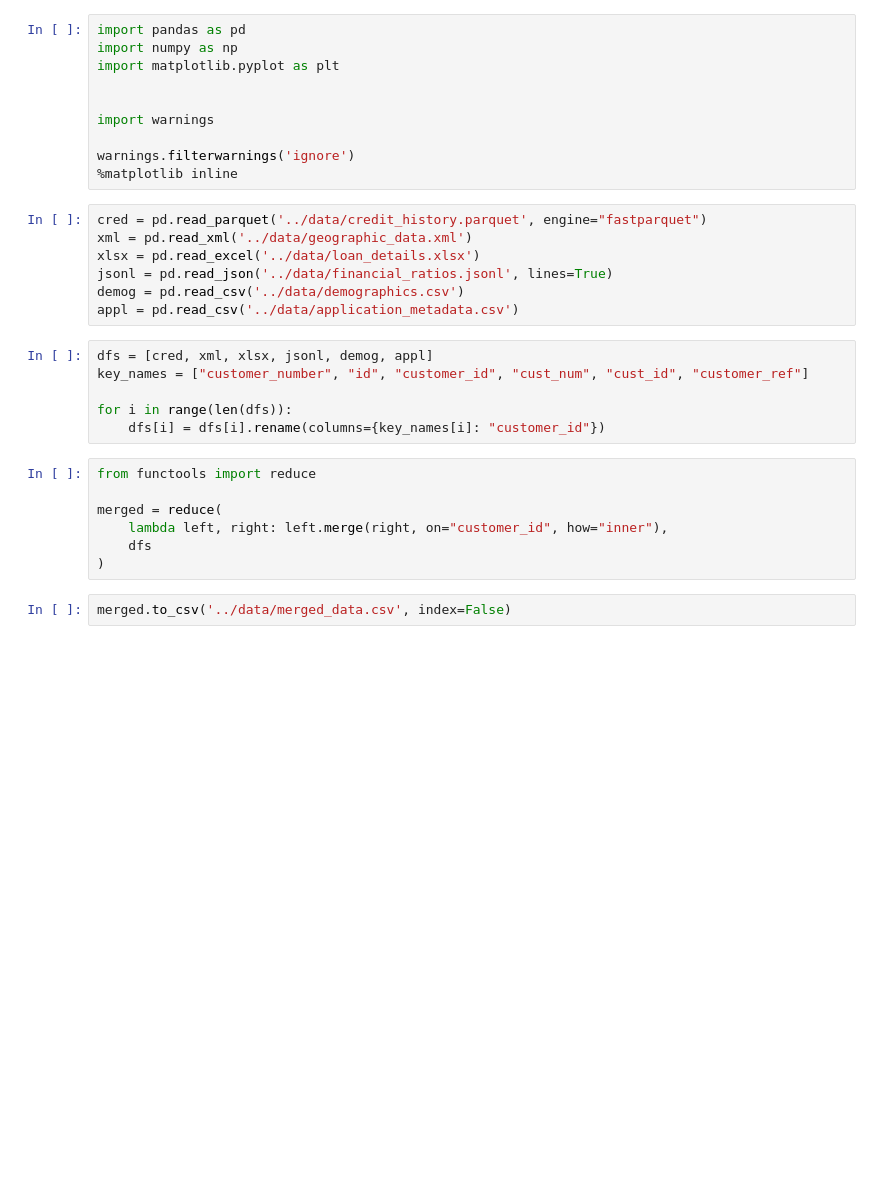
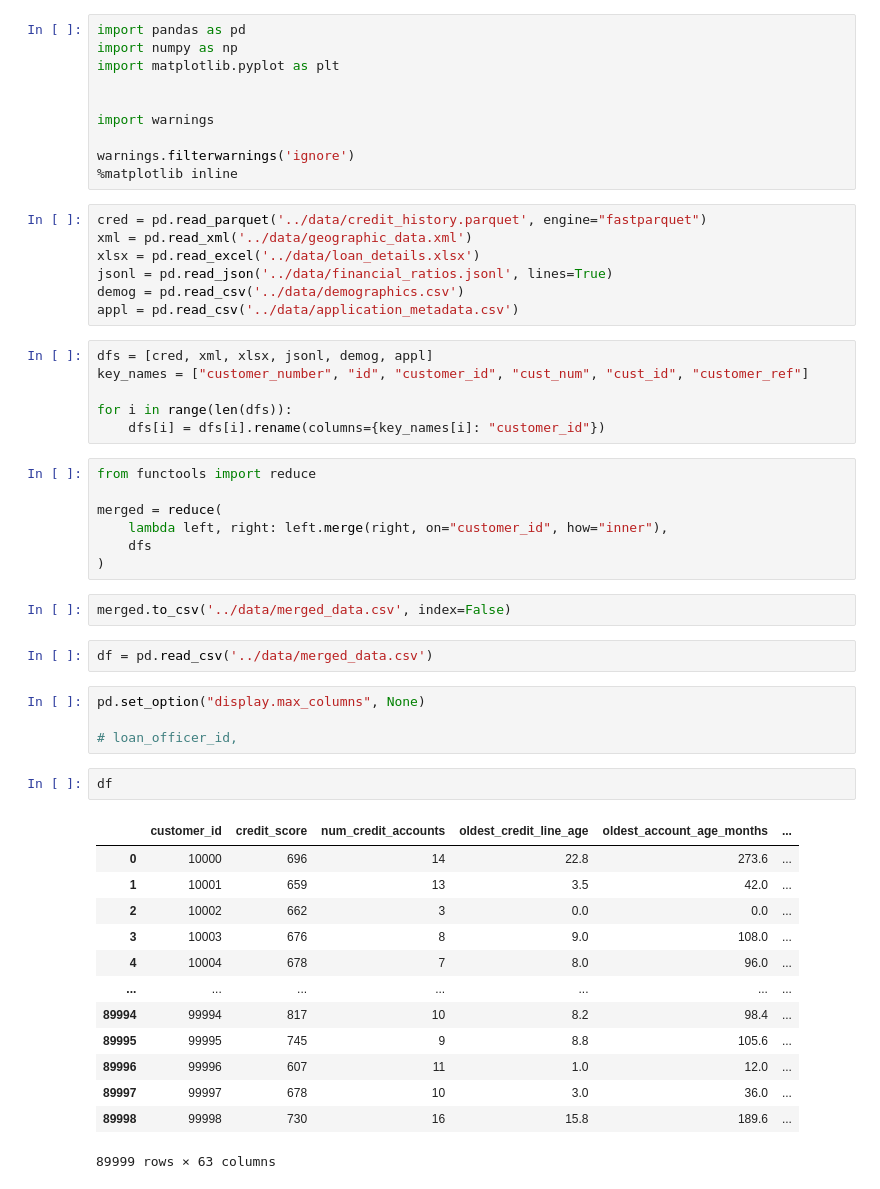
Before and after one commit to khazratoff/cbu-coding-challenge, a Jupyter notebook: notebooks/EDA.ipynb, the cells around one changed output. Drawn from its saved outputs; the diff is of its cells as text; blank space fills up the shorter version.

```diff
--- a/notebooks/EDA.ipynb
+++ b/notebooks/EDA.ipynb
@@ -30,3 +30,25 @@ merged = reduce(
 )
 # %%
 merged.to_csv('../data/merged_data.csv', index=False)
+# %%
+df = pd.read_csv('../data/merged_data.csv')
+# %%
+pd.set_option("display.max_columns", None)
+
+# loan_officer_id,
+# %%
+df
+# %% [output]
+|  | customer_id | credit_score | num_credit_accounts | oldest_credit_line_age | oldest_account_age_months | ... |
+| 0 | 10000 | 696 | 14 | 22.8 | 273.6 | ... |
+| 1 | 10001 | 659 | 13 | 3.5 | 42.0 | ... |
+| 2 | 10002 | 662 | 3 | 0.0 | 0.0 | ... |
+| 3 | 10003 | 676 | 8 | 9.0 | 108.0 | ... |
+| 4 | 10004 | 678 | 7 | 8.0 | 96.0 | ... |
+| ... | ... | ... | ... | ... | ... | ... |
+| 89994 | 99994 | 817 | 10 | 8.2 | 98.4 | ... |
+| 89995 | 99995 | 745 | 9 | 8.8 | 105.6 | ... |
+| 89996 | 99996 | 607 | 11 | 1.0 | 12.0 | ... |
+| 89997 | 99997 | 678 | 10 | 3.0 | 36.0 | ... |
+| 89998 | 99998 | 730 | 16 | 15.8 | 189.6 | ... |
+89999 rows × 63 columns
```
Also changed, not shown: parts of 1 cell of this notebook.
